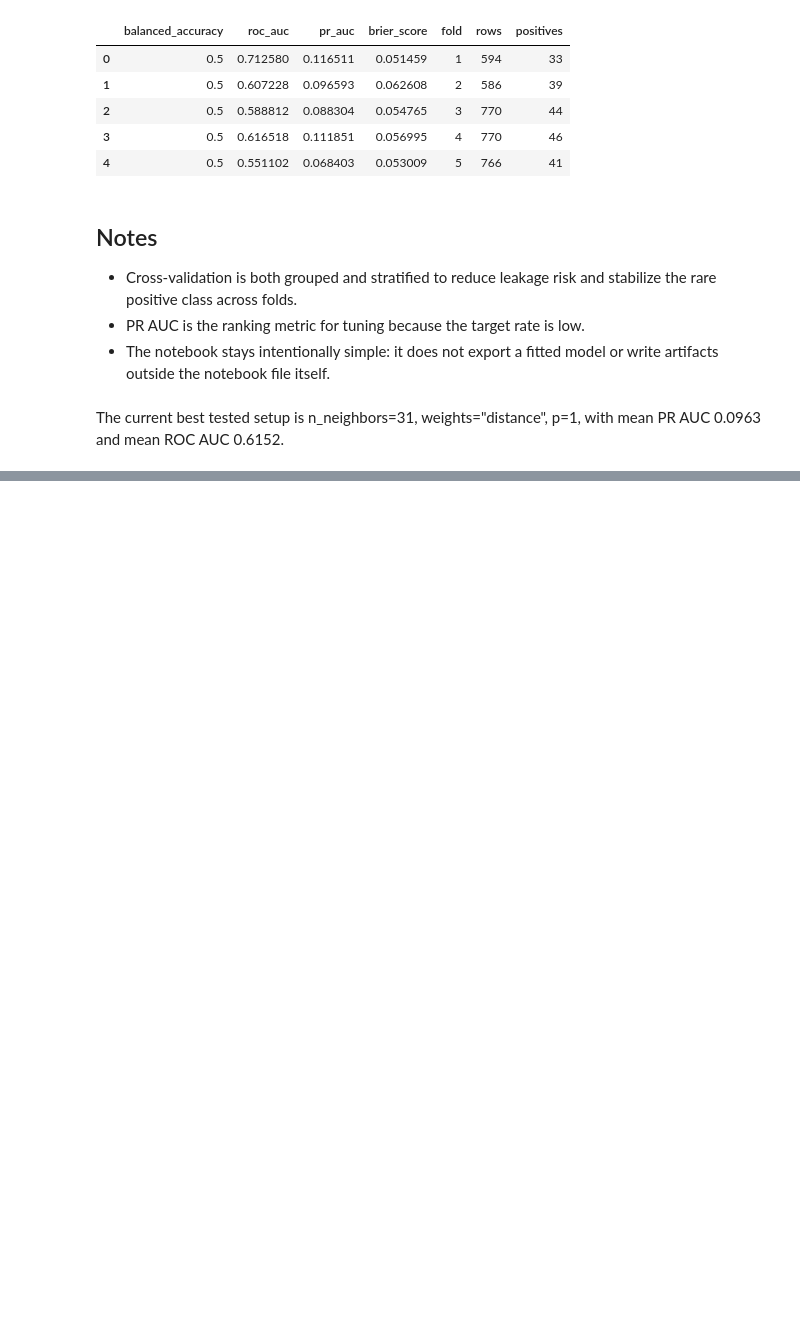
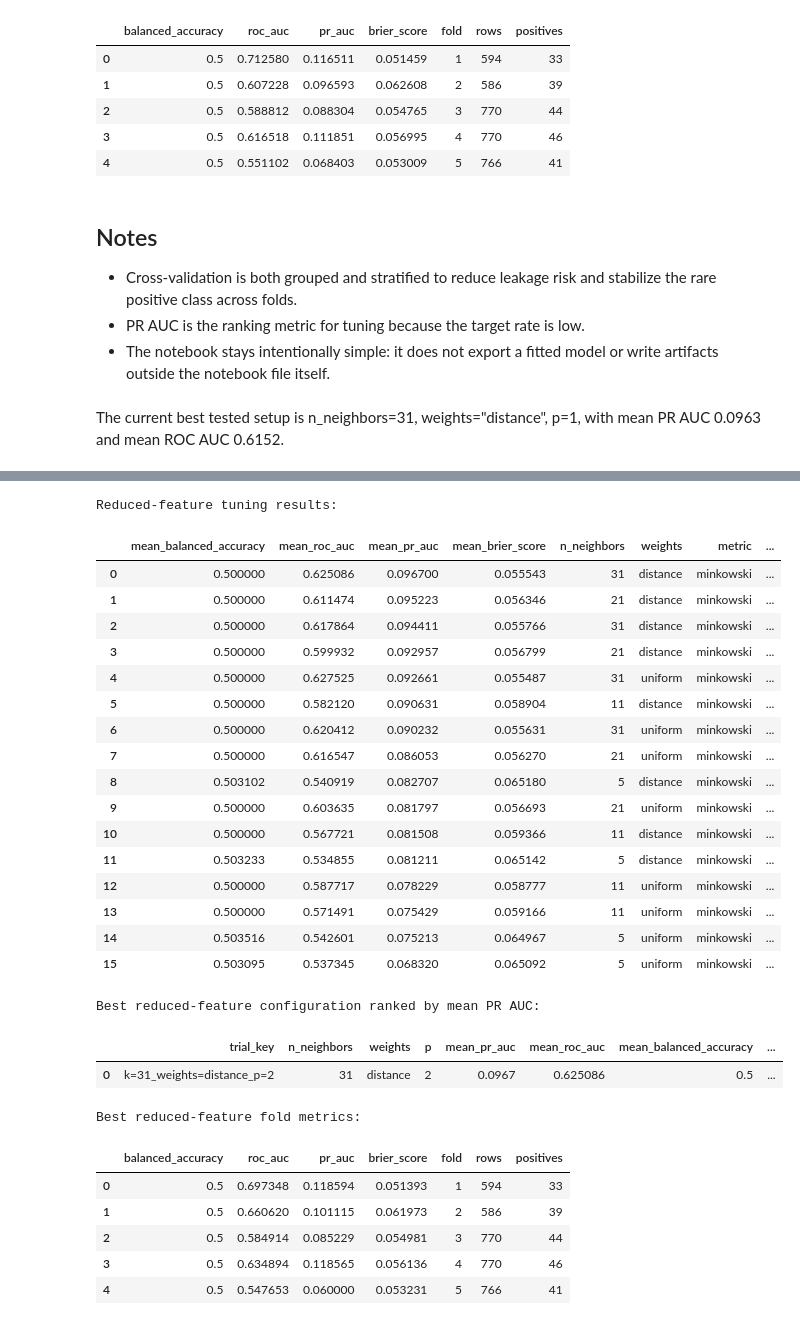
Before and after one commit to janwolyniak/WEC_26, a Jupyter notebook: notebooks/knn_pipeline.ipynb, the cells around one changed output, grey strips where cells are left out. Cells and saved outputs as stored; diff of their text form; code cells hidden in the pictures; blank space fills up the shorter version.

```diff
--- a/notebooks/knn_pipeline.ipynb
+++ b/notebooks/knn_pipeline.ipynb
@@ -375,0 +431,79 @@ Best configuration fold metrics:
+# %%
+reduced_tuning_rows = []
+reduced_all_fold_results = {}
+
+for params in search_space:
+    fold_metrics, summary = cross_validate_knn(
+        X=X_reduced,
+        y=y,
+        groups=groups,
+        numeric_features=numeric_features_reduced,
+        categorical_features=categorical_features,
+        boolean_features=boolean_features,
+        params=params,
+    )
+    trial_key = (
+        f"k={params['n_neighbors']}_"
+        f"weights={params['weights']}_"
+        f"p={params['p']}"
+    )
+    reduced_all_fold_results[trial_key] = fold_metrics
+    summary['trial_key'] = trial_key
+    reduced_tuning_rows.append(summary)
+
+reduced_tuning_results = pd.DataFrame(reduced_tuning_rows).sort_values(
+    ['mean_pr_auc', 'mean_roc_auc', 'mean_balanced_accuracy'],
+    ascending=[False, False, False],
+).reset_index(drop=True)
+
+reduced_best_trial = reduced_tuning_results.iloc[0].to_dict()
+reduced_best_trial_key = reduced_best_trial['trial_key']
+reduced_best_fold_metrics = reduced_all_fold_results[reduced_best_trial_key].copy()
+reduced_best_summary = pd.DataFrame([
+    {
+        'trial_key': reduced_best_trial['trial_key'],
+        'n_neighbors': int(reduced_best_trial['n_neighbors']),
+        'weights': reduced_best_trial['weights'],
+        'p': int(reduced_best_trial['p']),
+        'mean_pr_auc': reduced_best_trial['mean_pr_auc'],
+        'mean_roc_auc': reduced_best_trial['mean_roc_auc'],
+        'mean_balanced_accuracy': reduced_best_trial['mean_balanced_accuracy'],
+        'mean_brier_score': reduced_best_trial['mean_brier_score'],
+    }
+])
+
+print('Reduced-feature tuning results:')
+display(reduced_tuning_results)
+print('Best reduced-feature configuration ranked by mean PR AUC:')
+display(reduced_best_summary)
+print('Best reduced-feature fold metrics:')
+display(reduced_best_fold_metrics)
+# %% [output]
+Reduced-feature tuning results:
+|  | mean_balanced_accuracy | mean_roc_auc | mean_pr_auc | mean_brier_score | n_neighbors | weights | metric | ... |
+| 0 | 0.500000 | 0.625086 | 0.096700 | 0.055543 | 31 | distance | minkowski | ... |
+| 1 | 0.500000 | 0.611474 | 0.095223 | 0.056346 | 21 | distance | minkowski | ... |
+| 2 | 0.500000 | 0.617864 | 0.094411 | 0.055766 | 31 | distance | minkowski | ... |
+| 3 | 0.500000 | 0.599932 | 0.092957 | 0.056799 | 21 | distance | minkowski | ... |
+| 4 | 0.500000 | 0.627525 | 0.092661 | 0.055487 | 31 | uniform | minkowski | ... |
+| 5 | 0.500000 | 0.582120 | 0.090631 | 0.058904 | 11 | distance | minkowski | ... |
+| 6 | 0.500000 | 0.620412 | 0.090232 | 0.055631 | 31 | uniform | minkowski | ... |
+| 7 | 0.500000 | 0.616547 | 0.086053 | 0.056270 | 21 | uniform | minkowski | ... |
+| 8 | 0.503102 | 0.540919 | 0.082707 | 0.065180 | 5 | distance | minkowski | ... |
+| 9 | 0.500000 | 0.603635 | 0.081797 | 0.056693 | 21 | uniform | minkowski | ... |
+| 10 | 0.500000 | 0.567721 | 0.081508 | 0.059366 | 11 | distance | minkowski | ... |
+| 11 | 0.503233 | 0.534855 | 0.081211 | 0.065142 | 5 | distance | minkowski | ... |
+| 12 | 0.500000 | 0.587717 | 0.078229 | 0.058777 | 11 | uniform | minkowski | ... |
+| 13 | 0.500000 | 0.571491 | 0.075429 | 0.059166 | 11 | uniform | minkowski | ... |
+| 14 | 0.503516 | 0.542601 | 0.075213 | 0.064967 | 5 | uniform | minkowski | ... |
+| 15 | 0.503095 | 0.537345 | 0.068320 | 0.065092 | 5 | uniform | minkowski | ... |
+Best reduced-feature configuration ranked by mean PR AUC:
+|  | trial_key | n_neighbors | weights | p | mean_pr_auc | mean_roc_auc | mean_balanced_accuracy | ... |
+| 0 | k=31_weights=distance_p=2 | 31 | distance | 2 | 0.0967 | 0.625086 | 0.5 | ... |
+Best reduced-feature fold metrics:
+|  | balanced_accuracy | roc_auc | pr_auc | brier_score | fold | rows | positives |
+| 0 | 0.5 | 0.697348 | 0.118594 | 0.051393 | 1 | 594 | 33 |
+| 1 | 0.5 | 0.660620 | 0.101115 | 0.061973 | 2 | 586 | 39 |
+| 2 | 0.5 | 0.584914 | 0.085229 | 0.054981 | 3 | 770 | 44 |
+| 3 | 0.5 | 0.634894 | 0.118565 | 0.056136 | 4 | 770 | 46 |
+| 4 | 0.5 | 0.547653 | 0.060000 | 0.053231 | 5 | 766 | 41 |
```
Also changed, not shown: parts of 4 cells of this notebook, 1 other file.
